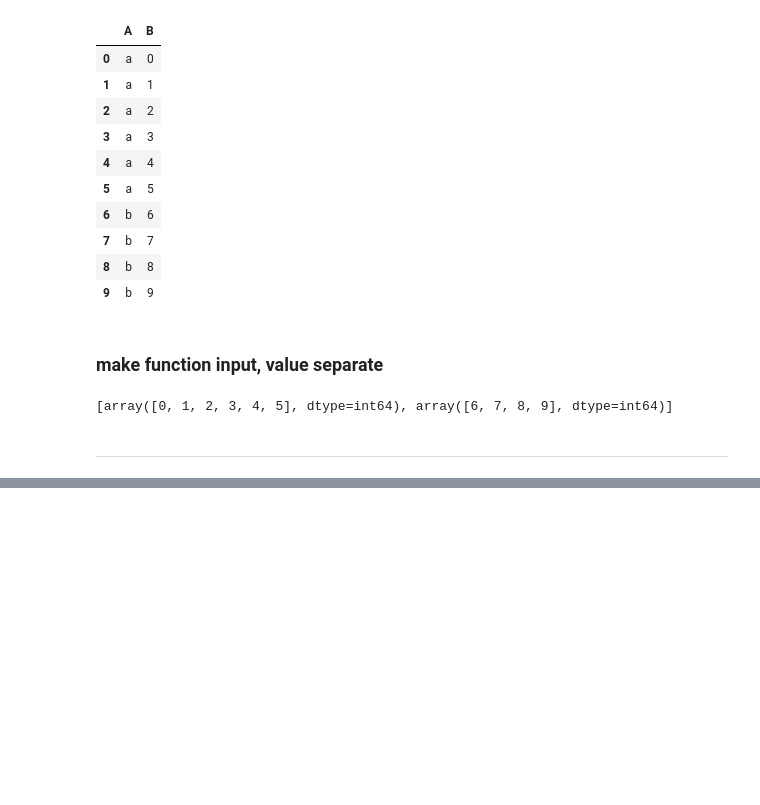
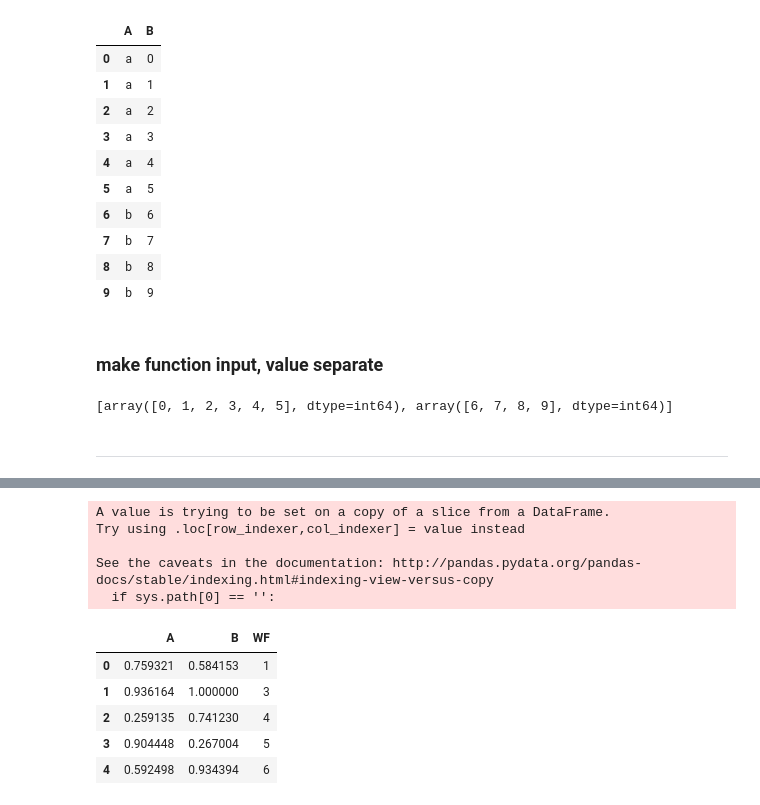
Before and after one commit to lch1000m/Code_Snippets, a Jupyter notebook: python/pandas/pandas.ipynb, the cells around one changed output, grey strips where cells are left out. Saved outputs shown, nothing was run; the diff lists cells and outputs as text; code cells hidden in the pictures; blank space fills up the shorter version.

```diff
--- a/python/pandas/pandas.ipynb
+++ b/python/pandas/pandas.ipynb
@@ -431,0 +489,33 @@ res
+# %%
+def read_table(*args, dtype=None, **kwargs):
+    try:
+        df = pd.read_table(*args, **kwargs, dtype=dtype)
+    except:
+        df = pd.read_table(*args, **kwargs)
+
+        for col, value in dtype.items():
+            df = dtype_safe_column(df, column=col, types=value).reset_index(drop=True)
+
+    return df
+# %%
+df = read_table(
+    r'C:\Codes\Snippets\python\pandas\dtype_safer_int.txt',
+    dtype={
+        'B':float,
+        'WF':int,
+    }
+)
+
+df
+# %% [output]
+A value is trying to be set on a copy of a slice from a DataFrame.
+Try using .loc[row_indexer,col_indexer] = value instead
+
+See the caveats in the documentation: http://pandas.pydata.org/pandas-docs/stable/indexing.html#indexing-view-versus-copy
+  if sys.path[0] == '':
+|  | A | B | WF |
+| 0 | 0.759321 | 0.584153 | 1 |
+| 1 | 0.936164 | 1.000000 | 3 |
+| 2 | 0.259135 | 0.741230 | 4 |
+| 3 | 0.904448 | 0.267004 | 5 |
+| 4 | 0.592498 | 0.934394 | 6 |
```
Also changed, not shown: parts of 10 cells of this notebook, 1 other file.
